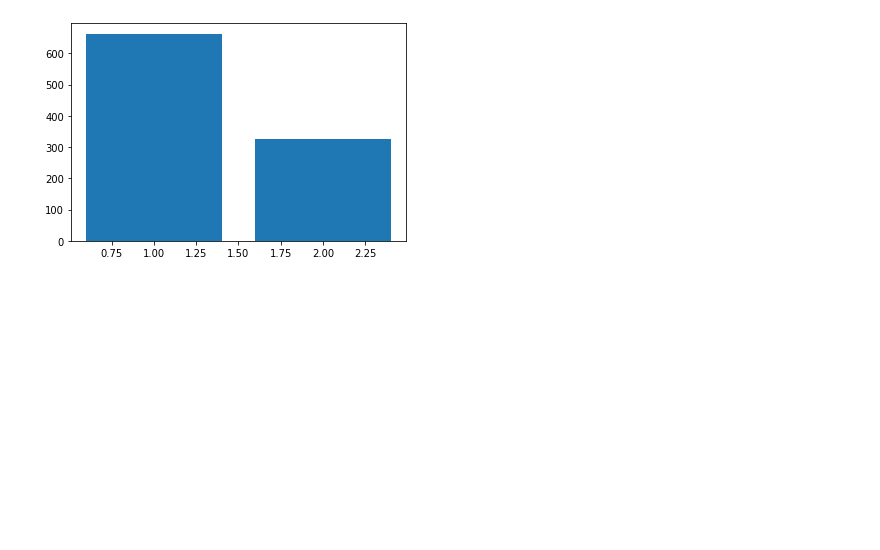
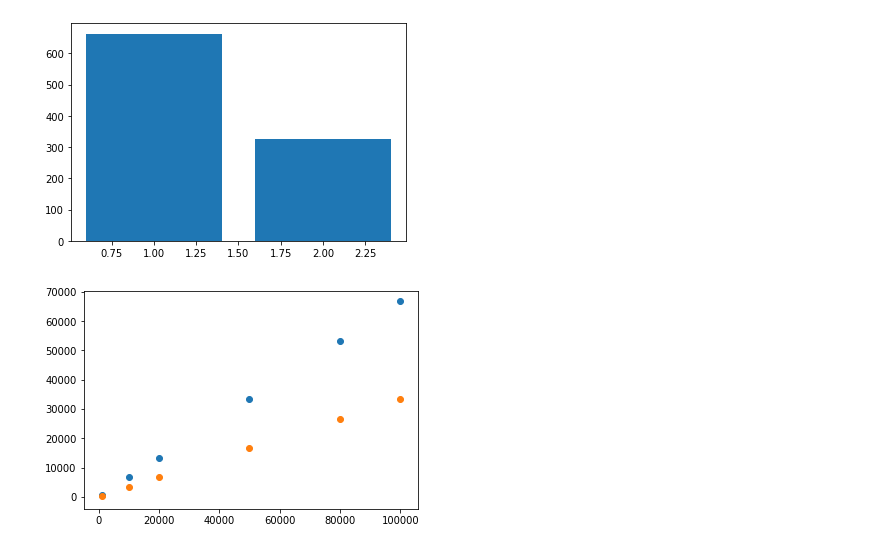
Before and after one commit to MathieuFerrandeau/Python_DataScience_Course, a Jupyter notebook: MontyHall.ipynb, the cells around one changed output. Cells and saved outputs as stored; diff of their text form; code cells hidden in the pictures; blank space fills up the shorter version.

```diff
--- a/MontyHall.ipynb
+++ b/MontyHall.ipynb
@@ -64,3 +64,16 @@ plt.bar([1,2], [sum(play(Strategie.CHANGER, 1000)), sum(play(Strategie.GARDER, 1
 # %% [output]
 <BarContainer object of 2 artists>
 [figure]
+# %%
+gains_changer = []
+gains_garder = []
+samples =  [1000, 10000, 20000, 50000, 80000, 100000]
+for tours in samples:
+    gains_changer.append(play(Strategie.CHANGER, tours))
+    gains_garder.append(play(Strategie.GARDER, tours))
+# %%
+figure = plt.figure()
+plot = plt.scatter(samples, [sum(x) for x in gains_changer])
+plot = plt.scatter(samples, [sum(x) for x in gains_garder])
+# %% [output]
+[figure, added]
```
Also changed, not shown: 1 other file.
